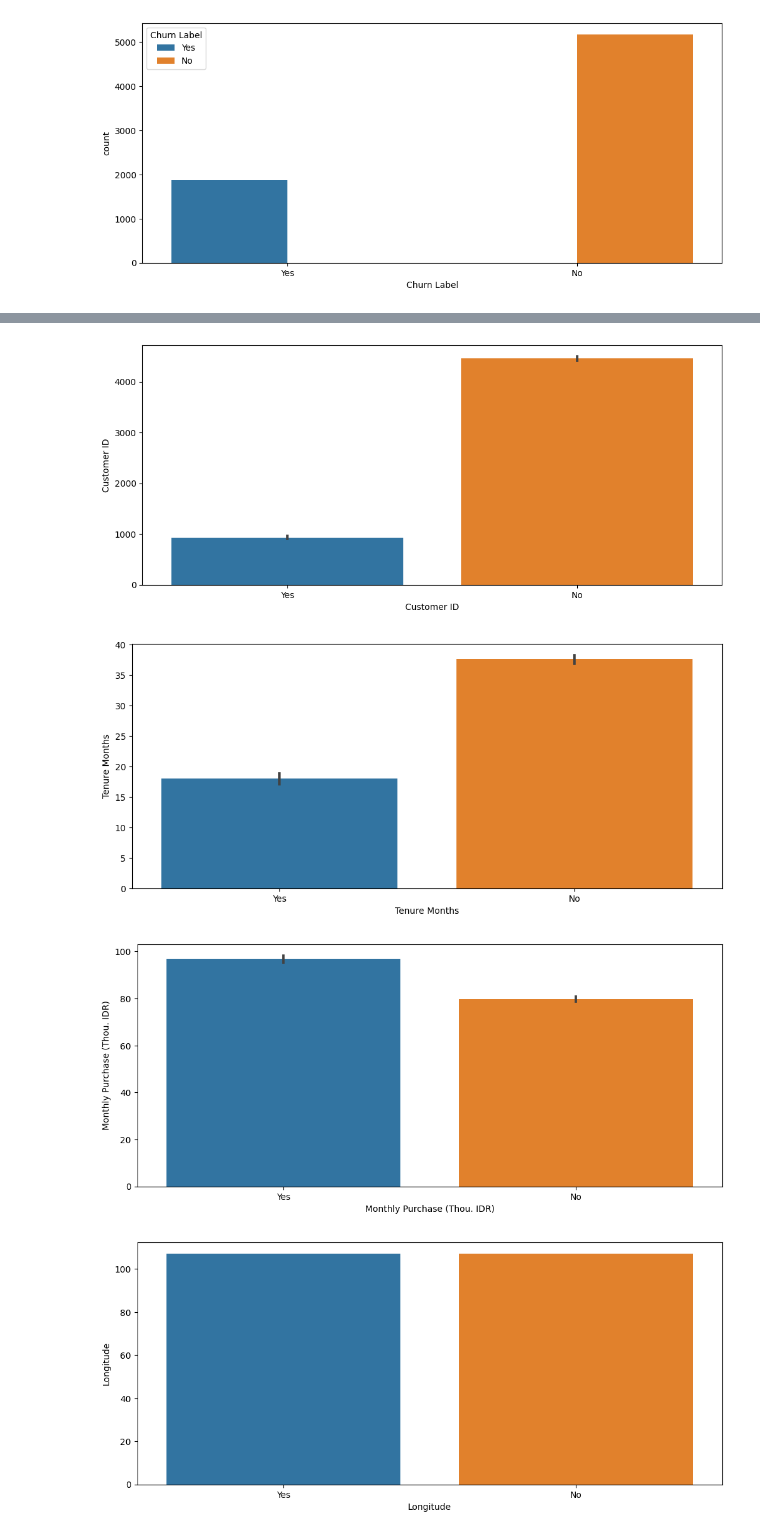
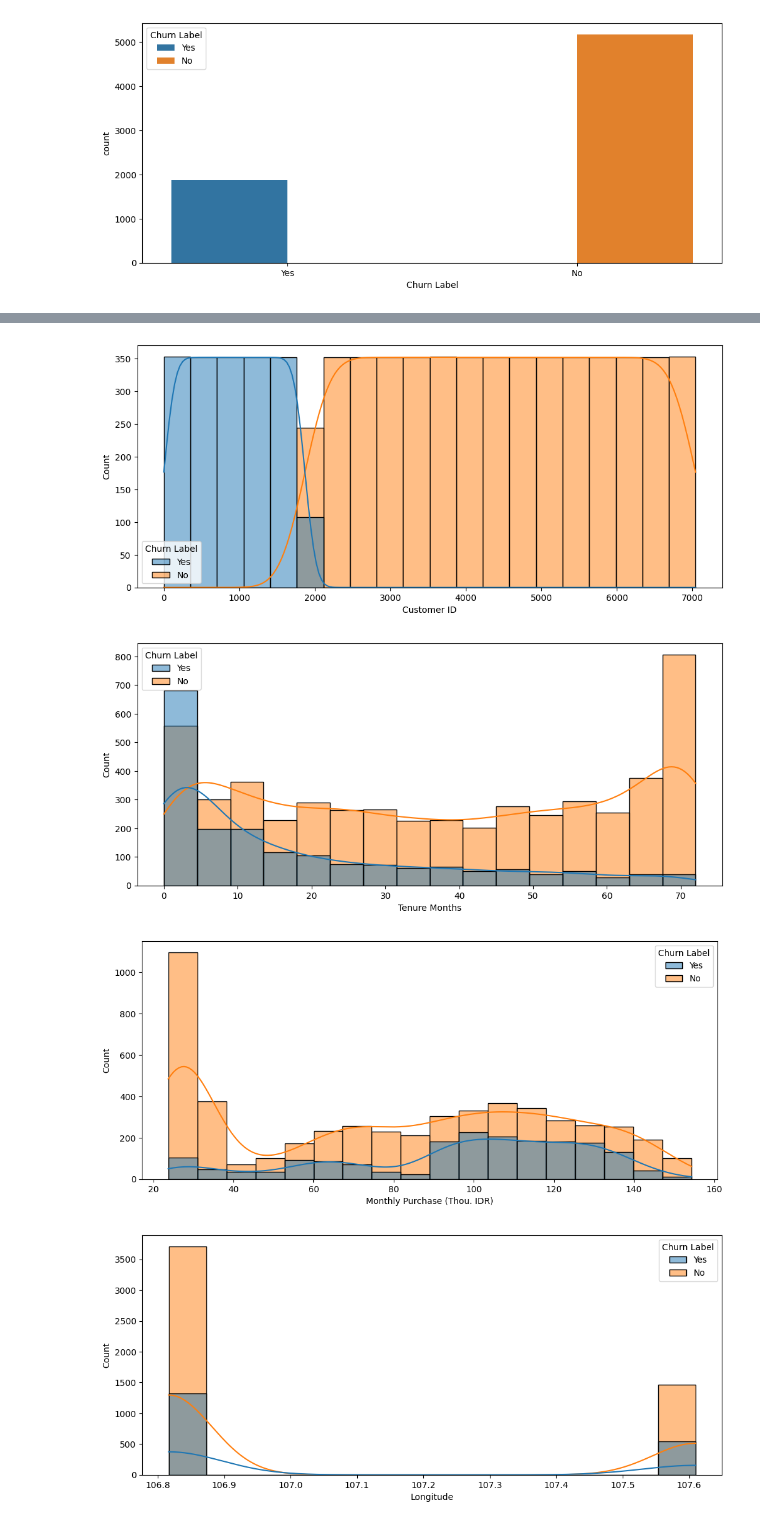
Before and after one commit to srikresna/data-challange-dsw-2023, a Jupyter notebook: eda_features.ipynb, the cells around one changed output, grey strips where cells are left out. Saved outputs shown, nothing was run; the diff lists cells and outputs as text; code cells hidden in the pictures.

```diff
--- a/eda_features.ipynb
+++ b/eda_features.ipynb
@@ -67,13 +84,13 @@ for i in df.columns:
 # %%
 # plot numerical features vs target
 for i in df.columns:
     if df[i].dtype != 'object':
         plt.figure(figsize=(12,5))
-        sns.barplot(x='Churn Label', y=i, data=df)
+        sns.histplot(x=i, hue='Churn Label', data=df, kde=True)
         plt.xlabel(i)
         plt.show()
 # %% [output]
-[figure, old version]
+[figure, new version]
-[figure, old version]
+[figure, new version]
-[figure, old version]
+[figure, new version]
-[figure, old version]
+[figure, new version]
```
Also changed, not shown: parts of 11 cells of this notebook.
